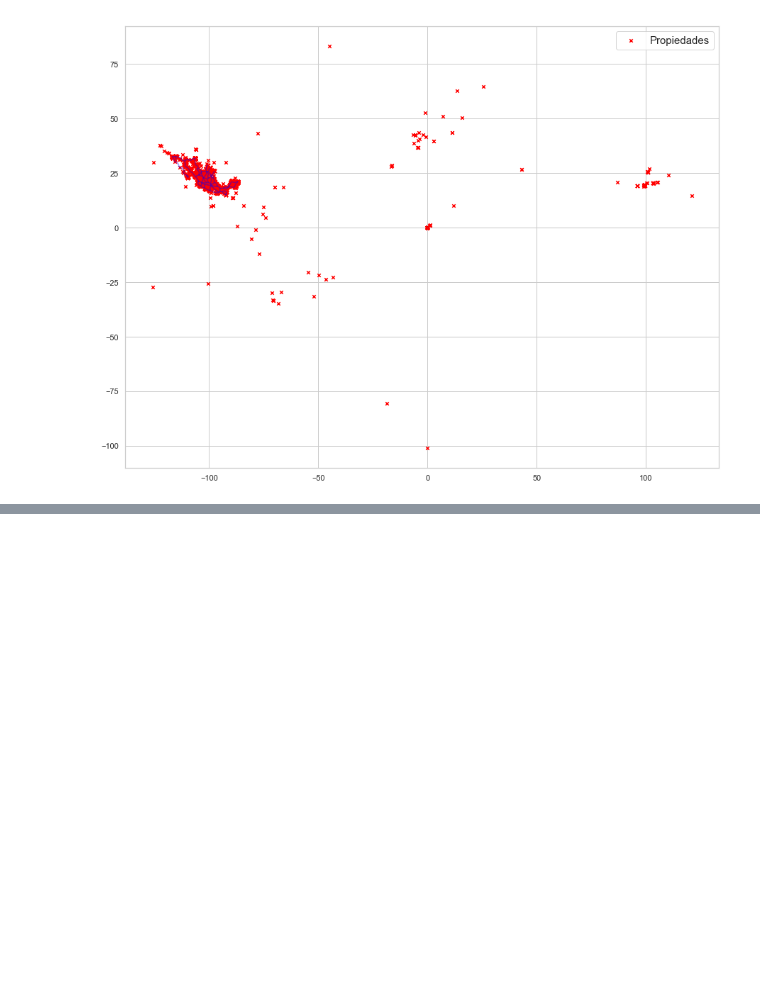
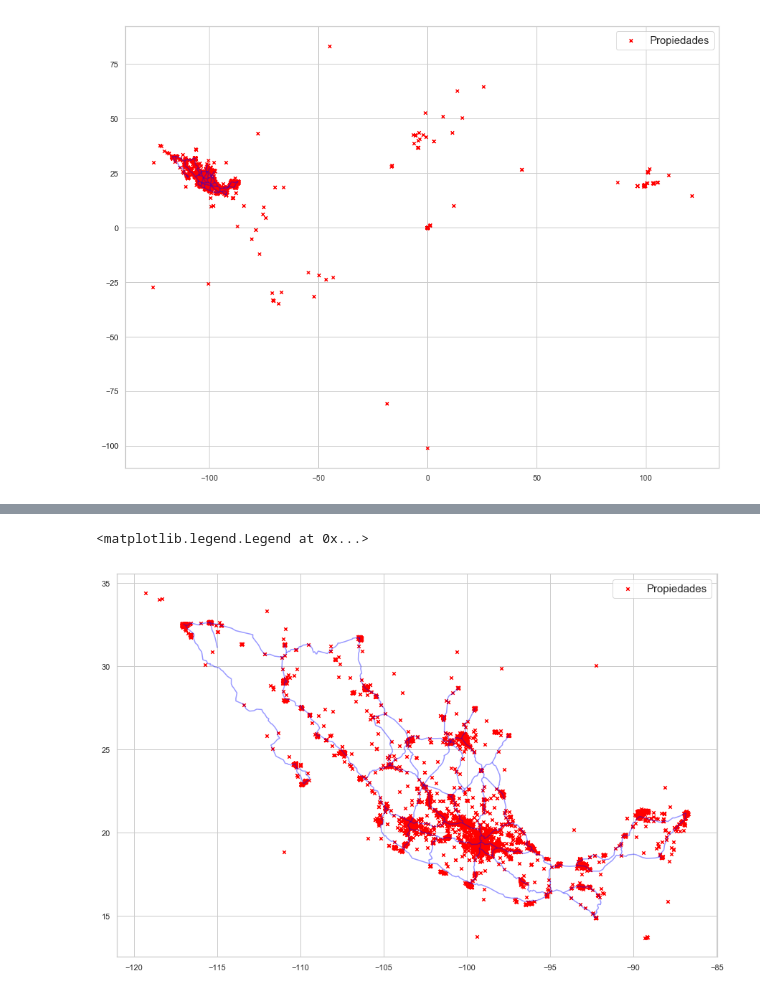
Before and after one commit to patopizzini/Organizacion_Datos_2C2019, a Jupyter notebook: TP1/TP1 Andres.ipynb, the cells around one changed output, grey strips where cells are left out. Drawn from its saved outputs; the diff is of its cells as text; code cells hidden in the pictures; blank space fills up the shorter version.

```diff
--- a/TP1/TP1 Andres.ipynb
+++ b/TP1/TP1 Andres.ipynb
@@ -313,0 +329,2 @@ plt.legend(prop={'size': 15})
+# %%
+geo_df['pais'] = geo_df.apply(lambda x: obtenerPais(x['lat'], x['lng']), axis=1)
@@ -313,0 +337,3 @@ plt.legend(prop={'size': 15})
+# %%
+mexico = geo_df[(geo_df['lng'] < -85) & (geo_df['lng'] > -120) & (geo_df['lat'] > 12.5) & (geo_df['lat'] < 35)]
+## > 12.5 < 35 / < -85 > -120
@@ -313,0 +417,3 @@ plt.legend(prop={'size': 15})
+# %%
+geometry = [Point(xy) for xy in zip(mexico['lng'], mexico['lat'])]
+geometry[:3]
@@ -313,0 +424,3 @@ plt.legend(prop={'size': 15})
+# %%
+geo_df = gpd.GeoDataFrame(mexico, crs = crs, geometry = geometry)
+geo_df.head()
@@ -313,0 +435,8 @@ plt.legend(prop={'size': 15})
+# %%
+fig, ax = plt.subplots(figsize = (15,15))
+mapa.plot(ax = ax, alpha = 0.4, color="blue")
+geo_df.plot(ax = ax, markersize = 20, color = "red", marker = "x", label = "Propiedades")
+plt.legend(prop={'size': 15})
+# %% [output]
+<matplotlib.legend.Legend at 0x...>
+[figure, added]
```
Also changed, not shown: parts of 21 cells of this notebook.
